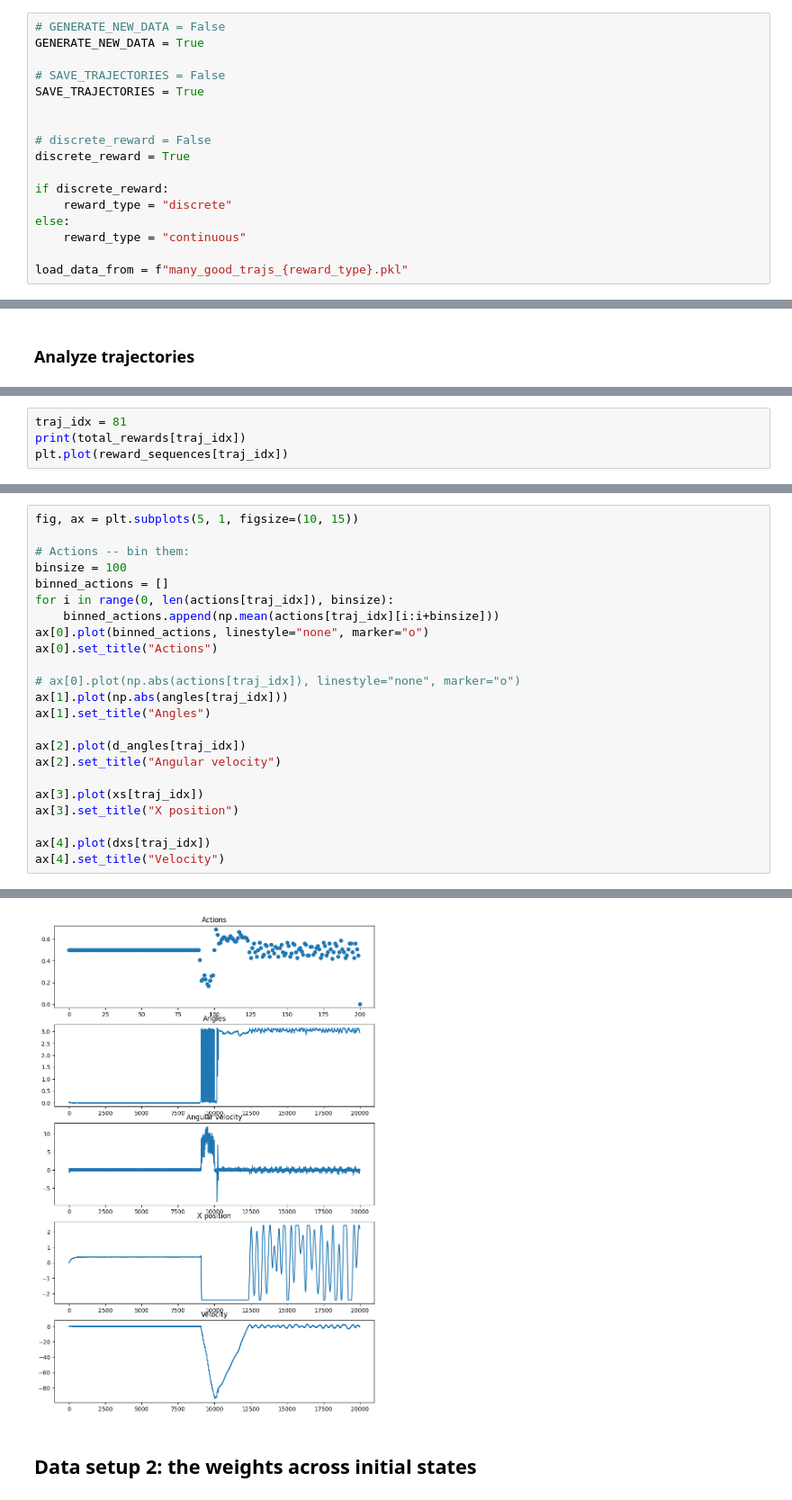
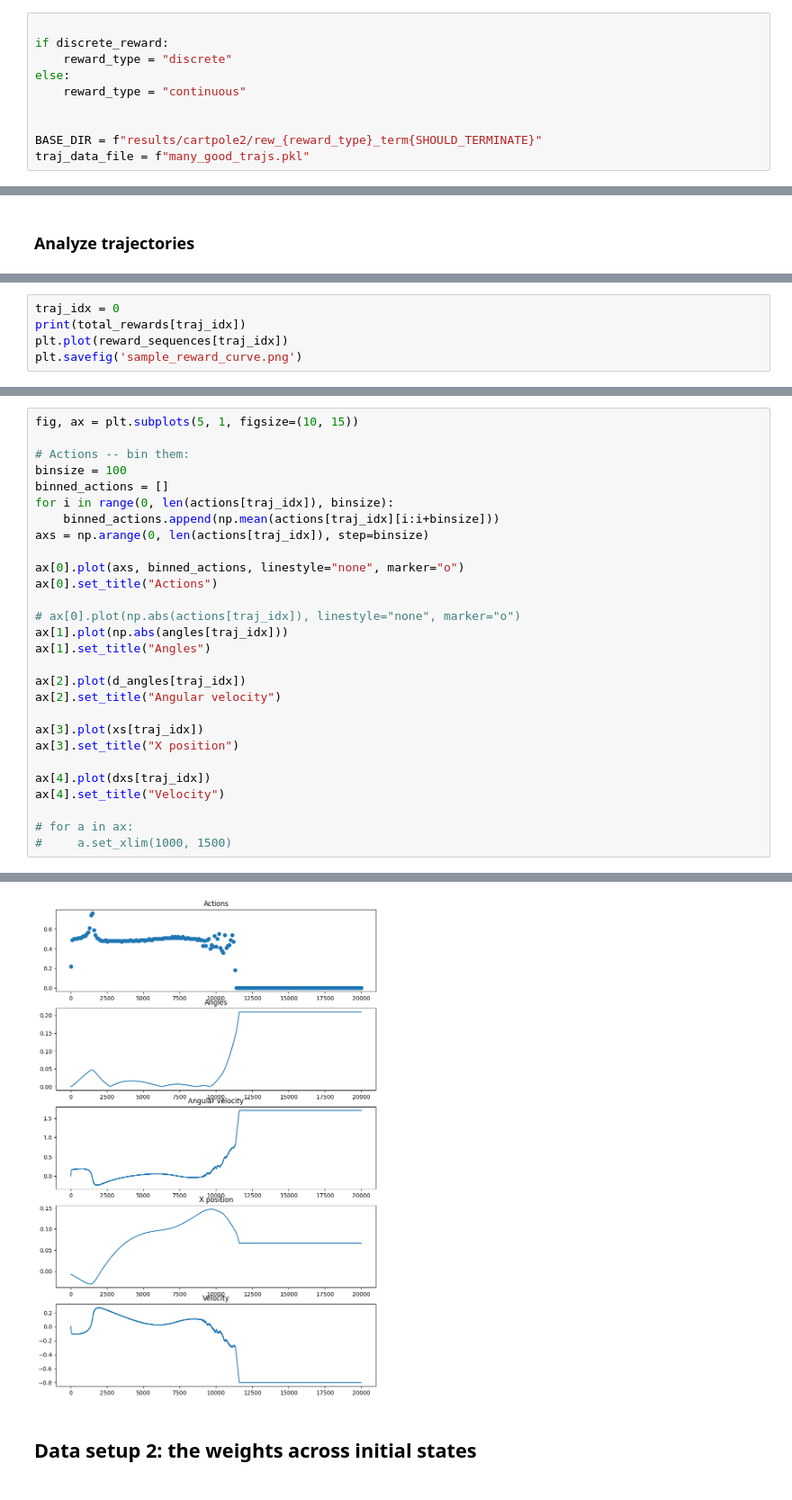
Before and after one commit to aa14k/adaptive_time, a Jupyter notebook: code/adaptive_time/notebooks/value_estimation.ipynb, the cells around one changed output, grey strips where cells are left out. Shown at 90% size. Saved outputs shown, nothing was run; the diff lists cells and outputs as text.

```diff
--- a/code/adaptive_time/notebooks/value_estimation.ipynb
+++ b/code/adaptive_time/notebooks/value_estimation.ipynb
@@ -42,18 +160,11 @@ We just need to store the fine grained rewards for each of these trajectories, a
 # %%
-# GENERATE_NEW_DATA = False
-GENERATE_NEW_DATA = True
-
-# SAVE_TRAJECTORIES = False
-SAVE_TRAJECTORIES = True
-
-
-# discrete_reward = False
-discrete_reward = True
 
 if discrete_reward:
     reward_type = "discrete"
 else:
     reward_type = "continuous"
 
-load_data_from = f"many_good_trajs_{reward_type}.pkl"
+
+BASE_DIR = f"results/cartpole2/rew_{reward_type}_term{SHOULD_TERMINATE}"
+traj_data_file = f"many_good_trajs.pkl"
 # %%
@@ -218,5 +371,6 @@ plt.hist(total_rewards)
 # %%
-traj_idx = 81
+traj_idx = 0
 print(total_rewards[traj_idx])
 plt.plot(reward_sequences[traj_idx])
+plt.savefig('sample_reward_curve.png')
 # %% [output]
@@ -226,29 +385,34 @@ plt.plot(reward_sequences[traj_idx])
 # %%
 fig, ax = plt.subplots(5, 1, figsize=(10, 15))
 
 # Actions -- bin them:
 binsize = 100
 binned_actions = []
 for i in range(0, len(actions[traj_idx]), binsize):
     binned_actions.append(np.mean(actions[traj_idx][i:i+binsize]))
-ax[0].plot(binned_actions, linestyle="none", marker="o")
+axs = np.arange(0, len(actions[traj_idx]), step=binsize)
+
+ax[0].plot(axs, binned_actions, linestyle="none", marker="o")
 ax[0].set_title("Actions")
 
 # ax[0].plot(np.abs(actions[traj_idx]), linestyle="none", marker="o")
 ax[1].plot(np.abs(angles[traj_idx]))
 ax[1].set_title("Angles")
 
 ax[2].plot(d_angles[traj_idx])
 ax[2].set_title("Angular velocity")
 
 ax[3].plot(xs[traj_idx])
 ax[3].set_title("X position")
 
 ax[4].plot(dxs[traj_idx])
 ax[4].set_title("Velocity")
+
+# for a in ax:
+#     a.set_xlim(1000, 1500)
 # %% [output]
 Text(0.5, 1.0, 'Velocity')
-[figure, old version]
+[figure, new version]
 # %% [markdown]
 ## Data setup 2: the weights across initial states
 # %%
```
Also changed, not shown: parts of 28 cells of this notebook, 4 other files.
